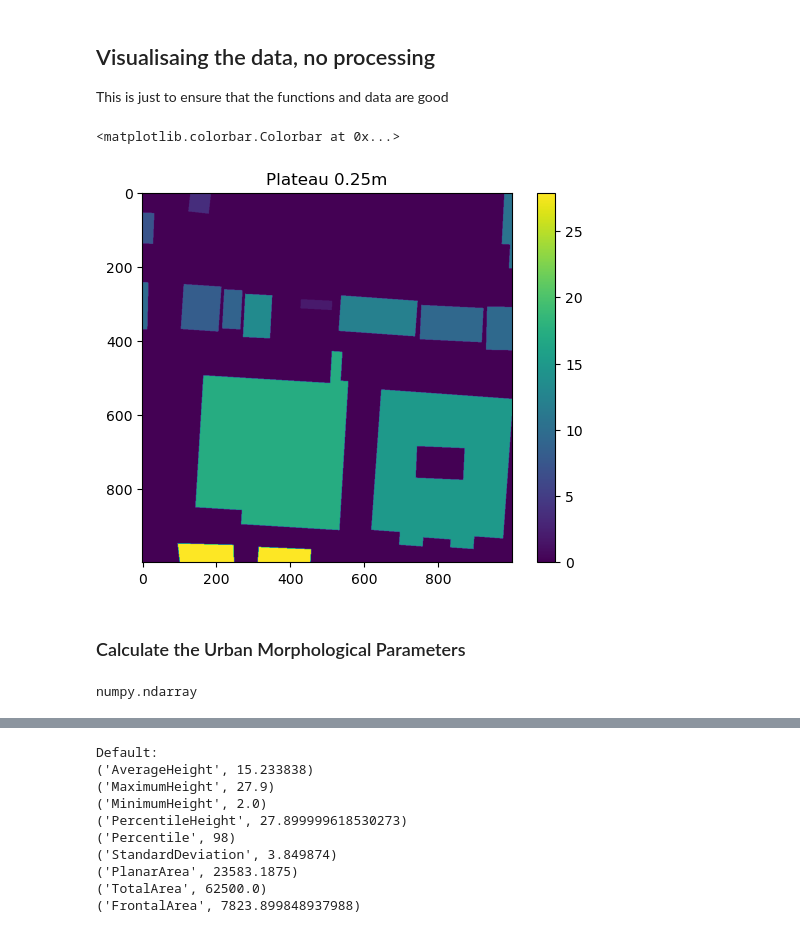
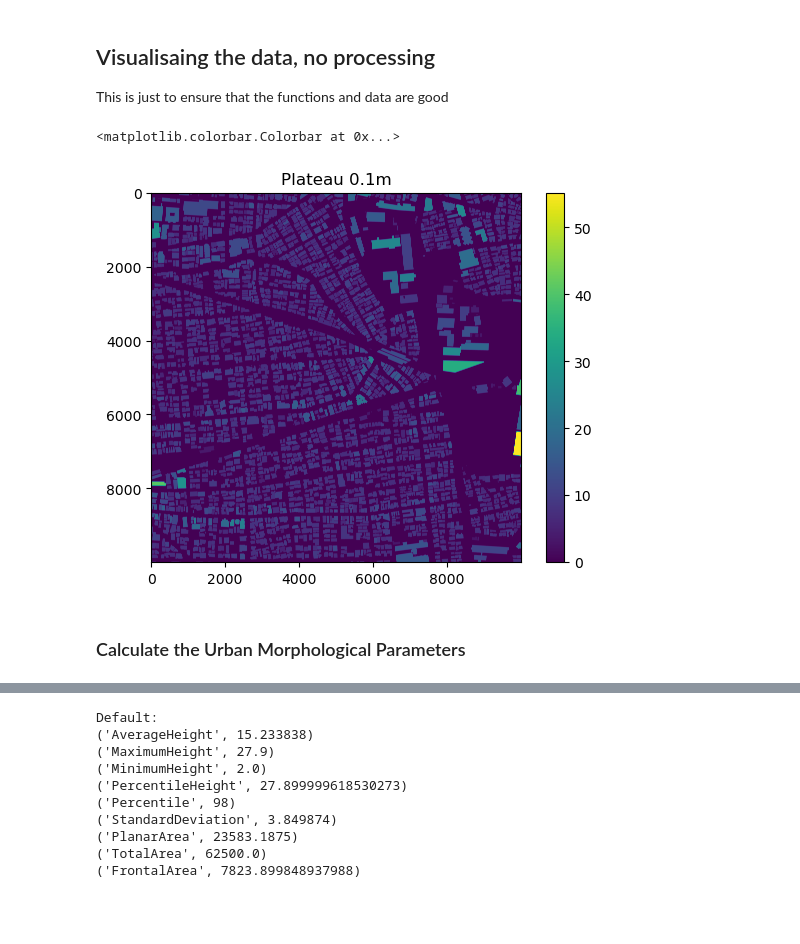
Before and after one commit to LQCHAN022/UMP-estimation, a Jupyter notebook: sentinel_plateau.ipynb, the cells around one changed output, grey strips where cells are left out. Drawn from its saved outputs; the diff is of its cells as text; code cells hidden in the pictures.

```diff
--- a/sentinel_plateau.ipynb
+++ b/sentinel_plateau.ipynb
@@ -597,20 +900,16 @@ array([[0. , 0. , 0. , ..., 0. , 0. , 0. ],
 ## Visualisaing the data, no processing
 This is just to ensure that the functions and data are good
 # %%
-# Arbitrarily crop
-plateau_3857_array_cropped = plateau_3857_array[:1000, :1000]
+# Arbitrarily crop a 1 km^2
+plateau_3857_array_cropped = plateau_3857_array[:10000, :10000]
 # %%
 # Visualise
-target_res = 0.25
+target_res = 0.1
 f_img = plt.imshow(plateau_3857_array_cropped) # This needs to be done to not crash the kernel
 plt.title(f"Plateau {target_res}m")
 fig.colorbar(f_img)
 # %% [output]
 <matplotlib.colorbar.Colorbar at 0x...>
-[figure, old version]
+[figure, new version]
 # %% [markdown]
 ### Calculate the Urban Morphological Parameters
-# %%
-type(plateau_3857_array_cropped)
-# %% [output]
-numpy.ndarray
```
Also changed, not shown: parts of 98 cells of this notebook.
